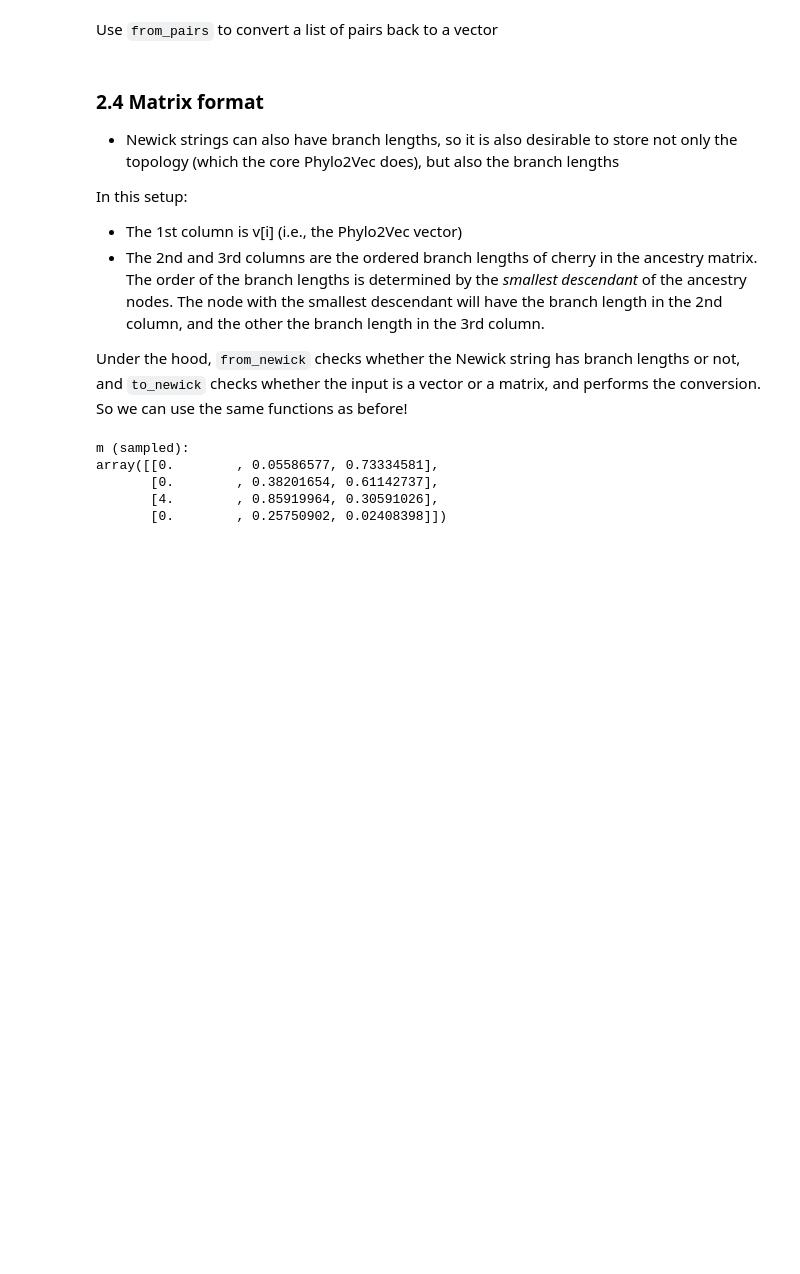
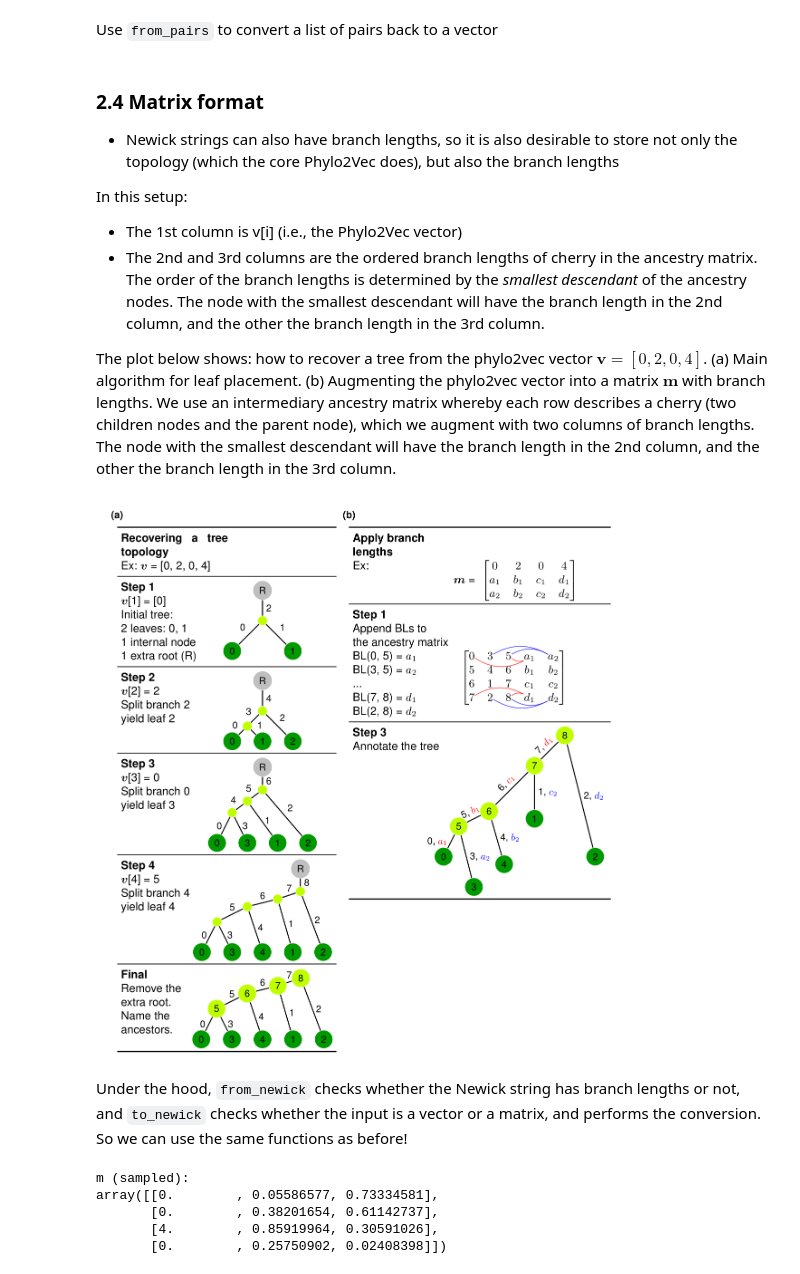
Before and after one commit to sbhattlab/phylo2vec, a Jupyter notebook: docs/demo.ipynb, the cells around one changed output. Drawn from its saved outputs; the diff is of its cells as text; code cells hidden in the pictures; blank space fills up the shorter version.

````diff
--- a/docs/demo.ipynb
+++ b/docs/demo.ipynb
@@ -259,7 +259,15 @@ In this setup:
  * The 1st column is v[i] (i.e., the Phylo2Vec vector)
  * The 2nd and 3rd columns are the ordered branch lengths of cherry in the ancestry matrix. The order of the branch lengths is determined by the _smallest descendant_ of the ancestry nodes. The node with the smallest descendant will have the branch length in the 2nd column, and the other the branch length in the 3rd column.
 
-Under the hood, ```from_newick``` checks whether the Newick string has branch lengths or not, and ```to_newick``` checks whether the input is a vector or a matrix, and performs the conversion. So we can use the same functions as before!
+The plot below shows: how to recover a tree from the phylo2vec vector $\boldsymbol{v} = [0, 2, 0, 4]$. (a) Main algorithm for leaf placement. (b) Augmenting the phylo2vec vector into a matrix $\boldsymbol{m}$ with branch lengths. We use an intermediary ancestry matrix whereby each row describes a cherry (two children nodes and the parent node), which we augment with two columns of branch lengths. The node with the smallest descendant will have the branch length in the 2nd column, and the other the branch length in the 3rd column.
+# %%
+from IPython.display import Image
+
+Image("../docs/img/fig2.png", width=600)
+# %% [output]
+[figure, added]
+# %% [markdown]
+Under the hood, ```from_newick``` checks whether the Newick string has branch lengths or not, and ```to_newick``` checks whether the input is a vector or a matrix, and performs the conversion. So we can use the same functions as before!
 # %%
 from phylo2vec import sample_matrix
 
````
Also changed, not shown: 6 other files.
